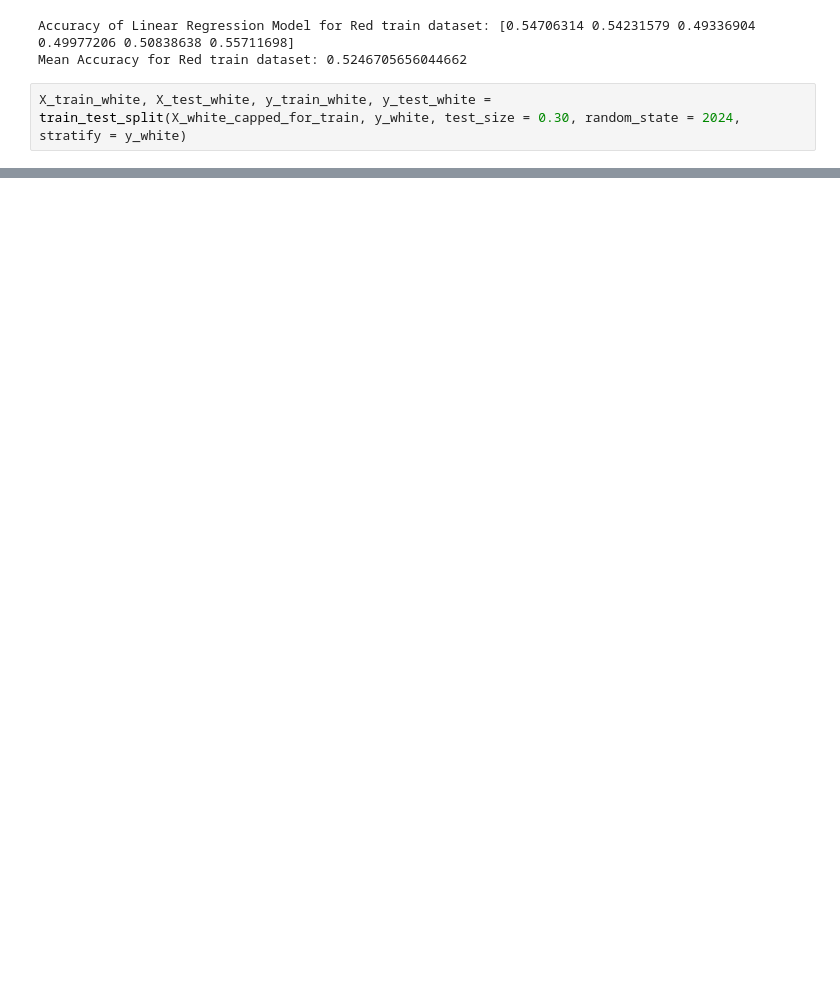
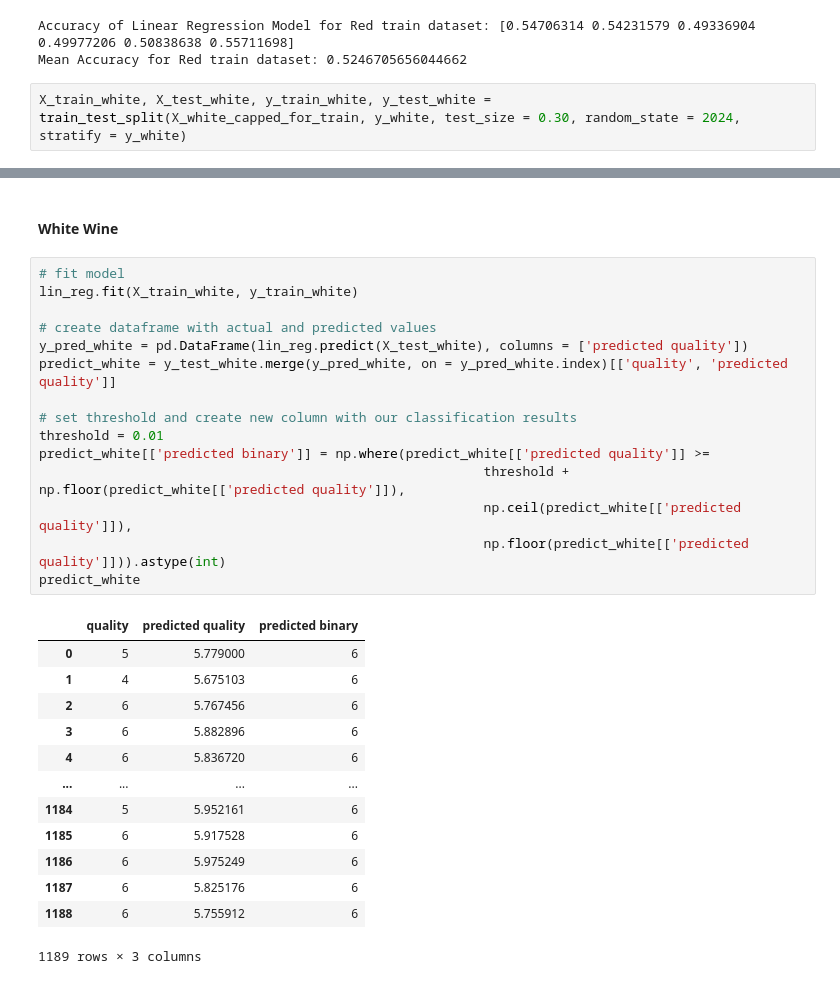
Before and after one commit to ProfessionalSalmon/wine-quality-prediction, a Jupyter notebook: winequality.ipynb, the cells around one changed output, grey strips where cells are left out. Drawn from its saved outputs; the diff is of its cells as text; blank space fills up the shorter version.

```diff
--- a/winequality.ipynb
+++ b/winequality.ipynb
@@ -352,0 +418,31 @@ Mean Accuracy for Red train dataset: 0.6752096756977118
+# %% [markdown]
+#### White Wine
+# %%
+# fit model
+lin_reg.fit(X_train_white, y_train_white)
+
+# create dataframe with actual and predicted values
+y_pred_white = pd.DataFrame(lin_reg.predict(X_test_white), columns = ['predicted quality'])
+predict_white = y_test_white.merge(y_pred_white, on = y_pred_white.index)[['quality', 'predicted quality']]
+
+# set threshold and create new column with our classification results
+threshold = 0.01
+predict_white[['predicted binary']] = np.where(predict_white[['predicted quality']] >=
+                                                         threshold + np.floor(predict_white[['predicted quality']]),
+                                                         np.ceil(predict_white[['predicted quality']]),
+                                                         np.floor(predict_white[['predicted quality']])).astype(int)
+predict_white
+# %% [output]
+|  | quality | predicted quality | predicted binary |
+| 0 | 5 | 5.779000 | 6 |
+| 1 | 4 | 5.675103 | 6 |
+| 2 | 6 | 5.767456 | 6 |
+| 3 | 6 | 5.882896 | 6 |
+| 4 | 6 | 5.836720 | 6 |
+| ... | ... | ... | ... |
+| 1184 | 5 | 5.952161 | 6 |
+| 1185 | 6 | 5.917528 | 6 |
+| 1186 | 6 | 5.975249 | 6 |
+| 1187 | 6 | 5.825176 | 6 |
+| 1188 | 6 | 5.755912 | 6 |
+1189 rows × 3 columns
```
Also changed, not shown: parts of 14 cells of this notebook.
